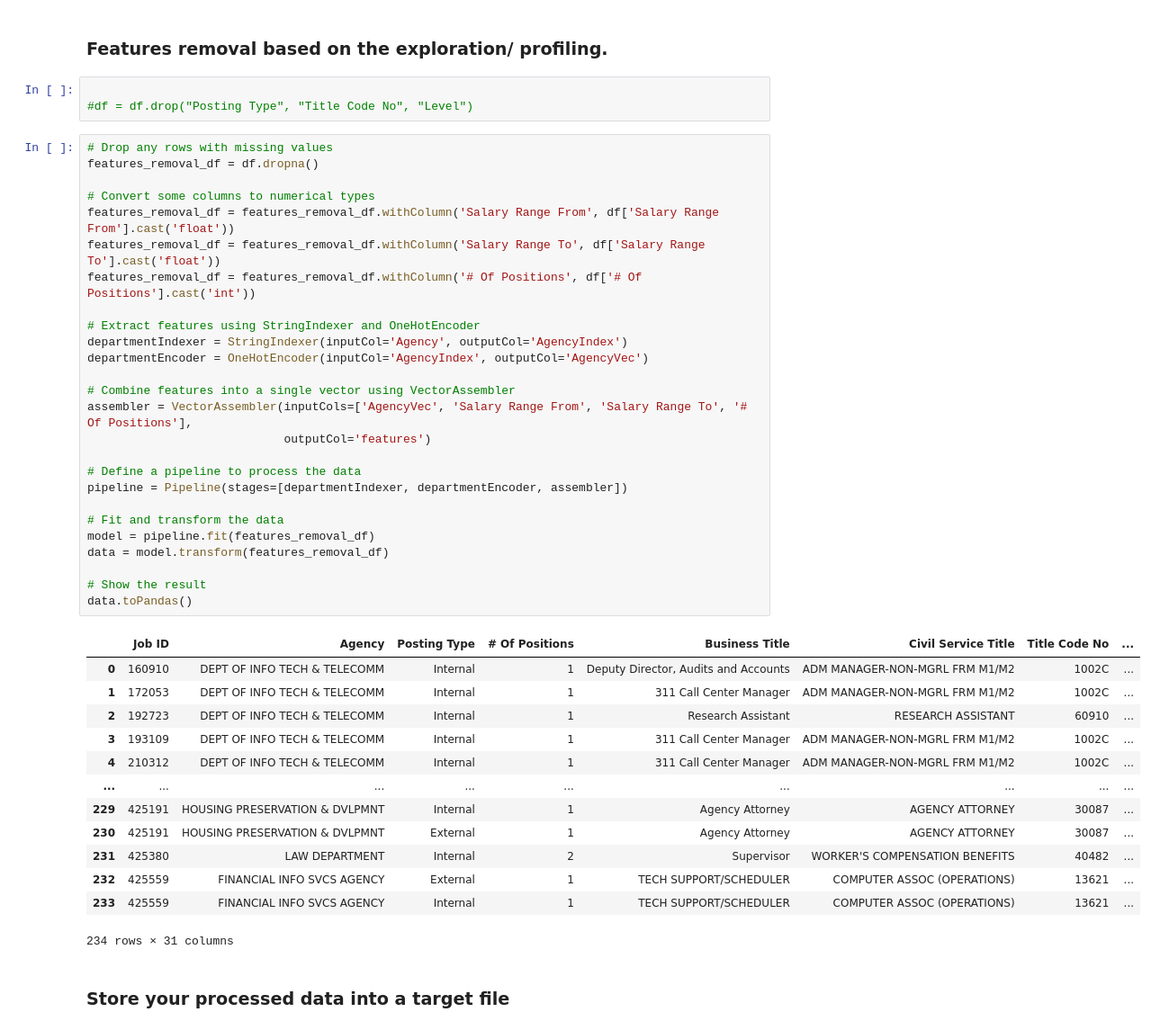
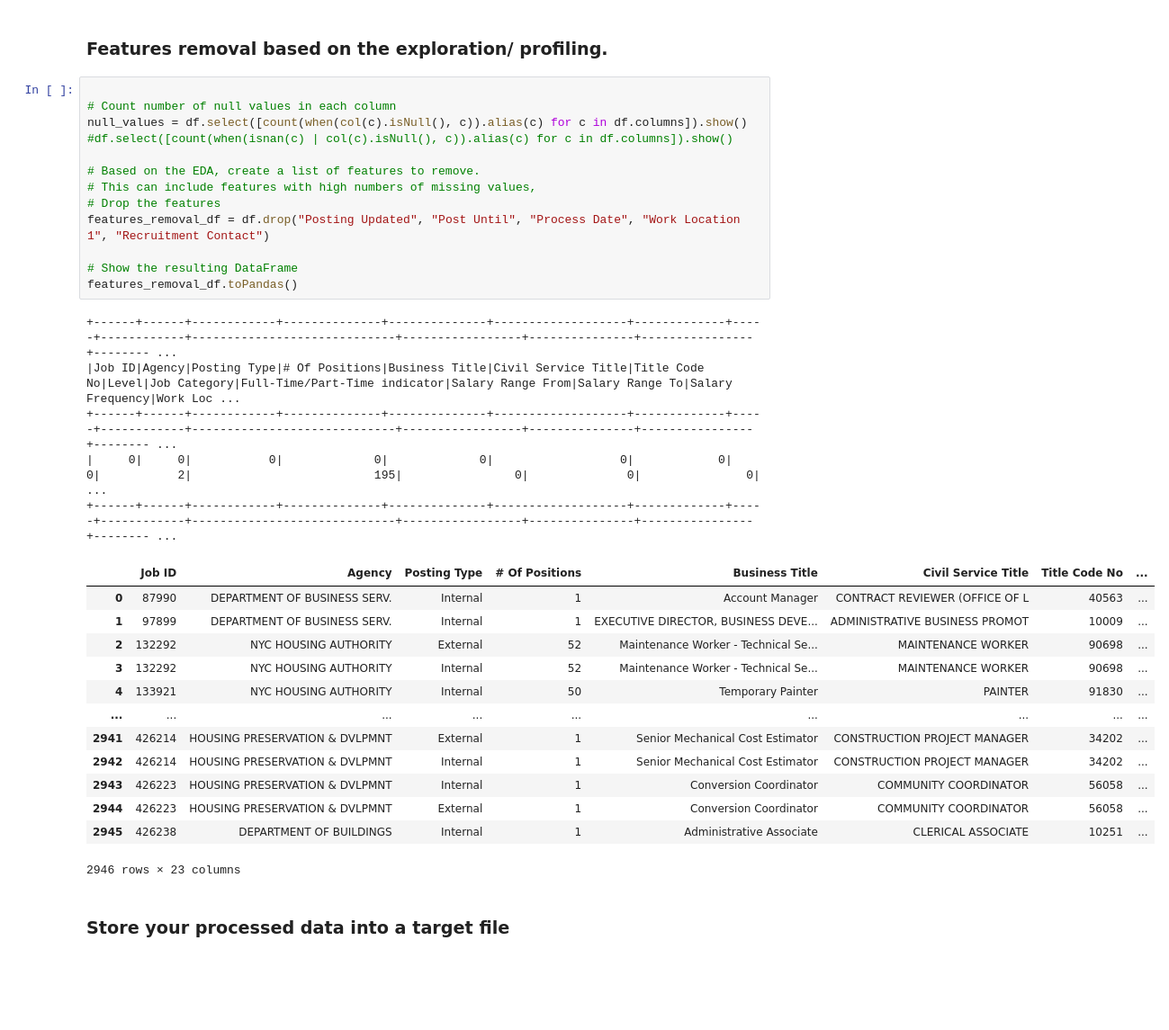
Before and after one commit to AndrewEzeamama/EmiratesNBD, a Jupyter notebook: jupyter/notebook/assesment_notebook.ipynb, the cells around one changed output. Shown: that part at 90% size. Cells and saved outputs as stored; diff of their text form; blank space fills up the shorter version.

```diff
--- a/jupyter/notebook/assesment_notebook.ipynb
+++ b/jupyter/notebook/assesment_notebook.ipynb
@@ -654,48 +637,37 @@ selected_features.select("Job ID", "Business Title","Job Category", "selectedFea
 # %% [markdown]
 ### Features removal based on the exploration/ profiling.
-# %%
-
-#df = df.drop("Posting Type", "Title Code No", "Level")
-# %%
-# Drop any rows with missing values
-features_removal_df = df.dropna()
-
-# Convert some columns to numerical types
-features_removal_df = features_removal_df.withColumn('Salary Range From', df['Salary Range From'].cast('float'))
-features_removal_df = features_removal_df.withColumn('Salary Range To', df['Salary Range To'].cast('float'))
-features_removal_df = features_removal_df.withColumn('# Of Positions', df['# Of Positions'].cast('int'))
-
-# Extract features using StringIndexer and OneHotEncoder
-departmentIndexer = StringIndexer(inputCol='Agency', outputCol='AgencyIndex')
-departmentEncoder = OneHotEncoder(inputCol='AgencyIndex', outputCol='AgencyVec')
-
-# Combine features into a single vector using VectorAssembler
-assembler = VectorAssembler(inputCols=['AgencyVec', 'Salary Range From', 'Salary Range To', '# Of Positions'],
-                            outputCol='features')
-
-# Define a pipeline to process the data
-pipeline = Pipeline(stages=[departmentIndexer, departmentEncoder, assembler])
-
-# Fit and transform the data
-model = pipeline.fit(features_removal_df)
-data = model.transform(features_removal_df)
-
-# Show the result
-data.toPandas()
-# %% [output]
-|  | Job ID | Agency | Posting Type | # Of Positions | Business Title | Civil Service Title | Title Code No | ... |
-| 0 | 160910 | DEPT OF INFO TECH & TELECOMM | Internal | 1 | Deputy Director, Audits and Accounts | ADM MANAGER-NON-MGRL FRM M1/M2 | 1002C | ... |
-| 1 | 172053 | DEPT OF INFO TECH & TELECOMM | Internal | 1 | 311 Call Center Manager | ADM MANAGER-NON-MGRL FRM M1/M2 | 1002C | ... |
-| 2 | 192723 | DEPT OF INFO TECH & TELECOMM | Internal | 1 | Research Assistant | RESEARCH ASSISTANT | 60910 | ... |
-| 3 | 193109 | DEPT OF INFO TECH & TELECOMM | Internal | 1 | 311 Call Center Manager | ADM MANAGER-NON-MGRL FRM M1/M2 | 1002C | ... |
-| 4 | 210312 | DEPT OF INFO TECH & TELECOMM | Internal | 1 | 311 Call Center Manager | ADM MANAGER-NON-MGRL FRM M1/M2 | 1002C | ... |
-| ... | ... | ... | ... | ... | ... | ... | ... | ... |
-| 229 | 425191 | HOUSING PRESERVATION & DVLPMNT | Internal | 1 | Agency Attorney | AGENCY ATTORNEY | 30087 | ... |
-| 230 | 425191 | HOUSING PRESERVATION & DVLPMNT | External | 1 | Agency Attorney | AGENCY ATTORNEY | 30087 | ... |
-| 231 | 425380 | LAW DEPARTMENT | Internal | 2 | Supervisor | WORKER'S COMPENSATION BENEFITS | 40482 | ... |
-| 232 | 425559 | FINANCIAL INFO SVCS AGENCY | External | 1 | TECH SUPPORT/SCHEDULER | COMPUTER ASSOC (OPERATIONS) | 13621 | ... |
-| 233 | 425559 | FINANCIAL INFO SVCS AGENCY | Internal | 1 | TECH SUPPORT/SCHEDULER | COMPUTER ASSOC (OPERATIONS) | 13621 | ... |
-234 rows × 31 columns
+# %%
+
+# Count number of null values in each column
+null_values = df.select([count(when(col(c).isNull(), c)).alias(c) for c in df.columns]).show()
+#df.select([count(when(isnan(c) | col(c).isNull(), c)).alias(c) for c in df.columns]).show()
+
+# Based on the EDA, create a list of features to remove.
+# This can include features with high numbers of missing values,
+# Drop the features
+features_removal_df = df.drop("Posting Updated", "Post Until", "Process Date", "Work Location 1", "Recruitment Contact")
+
+# Show the resulting DataFrame
+features_removal_df.toPandas()
+# %% [output]
++------+------+------------+--------------+--------------+-------------------+-------------+-----+------------+-----------------------------+-----------------+---------------+----------------+-------- ...
+|Job ID|Agency|Posting Type|# Of Positions|Business Title|Civil Service Title|Title Code No|Level|Job Category|Full-Time/Part-Time indicator|Salary Range From|Salary Range To|Salary Frequency|Work Loc ...
++------+------+------------+--------------+--------------+-------------------+-------------+-----+------------+-----------------------------+-----------------+---------------+----------------+-------- ...
+|     0|     0|           0|             0|             0|                  0|            0|    0|           2|                          195|                0|              0|               0|         ...
++------+------+------------+--------------+--------------+-------------------+-------------+-----+------------+-----------------------------+-----------------+---------------+----------------+-------- ...
+|  | Job ID | Agency | Posting Type | # Of Positions | Business Title | Civil Service Title | Title Code No | ... |
+| 0 | 87990 | DEPARTMENT OF BUSINESS SERV. | Internal | 1 | Account Manager | CONTRACT REVIEWER (OFFICE OF L | 40563 | ... |
+| 1 | 97899 | DEPARTMENT OF BUSINESS SERV. | Internal | 1 | EXECUTIVE DIRECTOR, BUSINESS DEVE... | ADMINISTRATIVE BUSINESS PROMOT | 10009 | ... |
+| 2 | 132292 | NYC HOUSING AUTHORITY | External | 52 | Maintenance Worker - Technical Se... | MAINTENANCE WORKER | 90698 | ... |
+| 3 | 132292 | NYC HOUSING AUTHORITY | Internal | 52 | Maintenance Worker - Technical Se... | MAINTENANCE WORKER | 90698 | ... |
+| 4 | 133921 | NYC HOUSING AUTHORITY | Internal | 50 | Temporary Painter | PAINTER | 91830 | ... |
+| ... | ... | ... | ... | ... | ... | ... | ... | ... |
+| 2941 | 426214 | HOUSING PRESERVATION & DVLPMNT | External | 1 | Senior Mechanical Cost Estimator | CONSTRUCTION PROJECT MANAGER | 34202 | ... |
+| 2942 | 426214 | HOUSING PRESERVATION & DVLPMNT | Internal | 1 | Senior Mechanical Cost Estimator | CONSTRUCTION PROJECT MANAGER | 34202 | ... |
+| 2943 | 426223 | HOUSING PRESERVATION & DVLPMNT | Internal | 1 | Conversion Coordinator | COMMUNITY COORDINATOR | 56058 | ... |
+| 2944 | 426223 | HOUSING PRESERVATION & DVLPMNT | External | 1 | Conversion Coordinator | COMMUNITY COORDINATOR | 56058 | ... |
+| 2945 | 426238 | DEPARTMENT OF BUILDINGS | Internal | 1 | Administrative Associate | CLERICAL ASSOCIATE | 10251 | ... |
+2946 rows × 23 columns
 # %% [markdown]
 ### Store your processed data into a target file
 # %%
```
Also changed, not shown: parts of 12 cells of this notebook, 1 other file.
